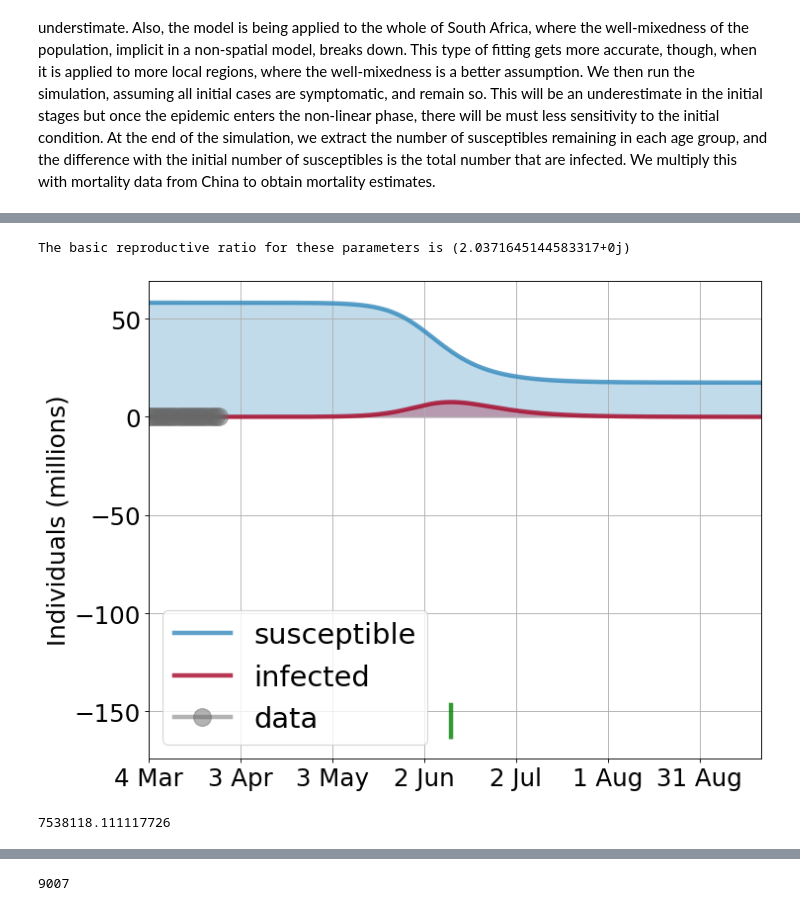
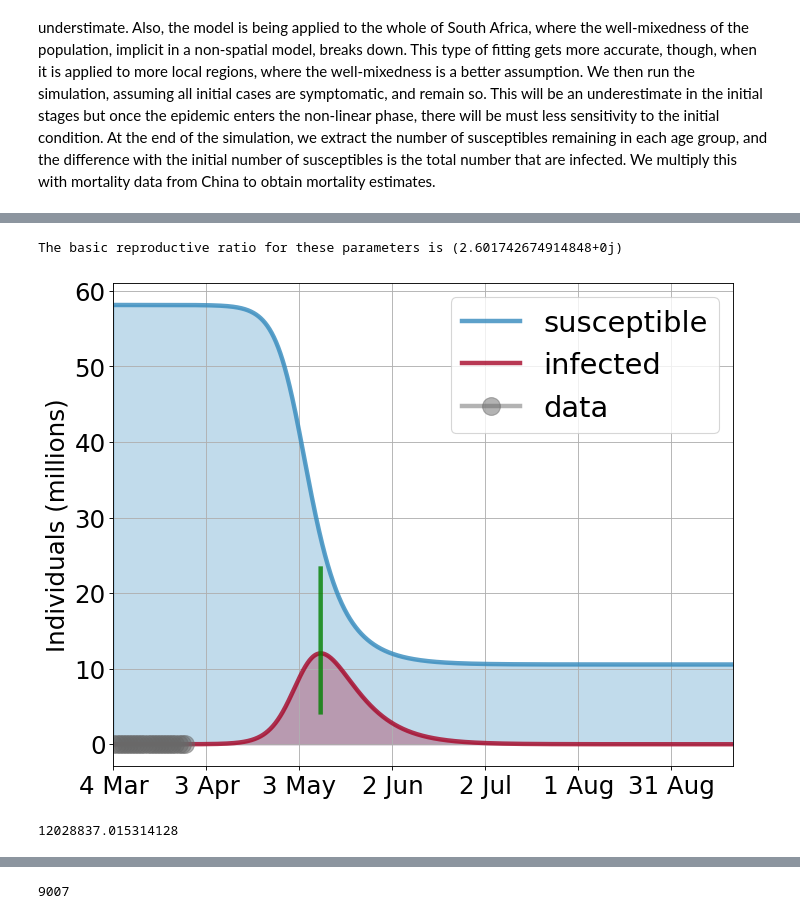
Before and after one commit to philip-mach/pyross, a Jupyter notebook: examples/ex3-age-structured-SIR-for-South-Africa.ipynb, the cells around one changed output, grey strips where cells are left out. Drawn from its saved outputs; the diff is of its cells as text; code cells hidden in the pictures.

Commit message:
Added first attempt at South Africa modeks; needs work on parameters.

```diff
--- a/examples/ex3-age-structured-SIR-for-South-Africa.ipynb
+++ b/examples/ex3-age-structured-SIR-for-South-Africa.ipynb
@@ -49,7 +49,7 @@ CA = np.array(my_data)
 # matrix of total contacts
 C=CH+CW+CS+CO
 # %%
-beta  = 0.01566          # infection rate
+beta  = 0.02          # infection rate  was 0.01566
 gIa   = 1./7            # recovery rate of asymptomatic infectives
 gIs   = 1./7            # recovery rate of symptomatic infectives
 alpha = 0.               # fraction of asymptomatic infectives
@@ -170,44 +154,44 @@ def contactMatrix(t):
 Nf=2000; filename='this.mat'
 model.simulate(S_0, Ia_0, Is_0, contactMatrix, Tf, Nf, filename)
 # %% [output]
-The basic reproductive ratio for these parameters is (2.0371645144583317+0j)
+The basic reproductive ratio for these parameters is (2.601742674914848+0j)
 # %%
 from scipy.io import loadmat
 data=loadmat(filename)
 IC  = np.zeros((Nf))
 SC  = np.zeros((Nf))
 
 
 for i in range(M):
         IC += data['X'][:,2*M+i]
         SC += data['X'][:,0*M+i]
 t = data['t'][0]
 
 fig = plt.figure(num=None, figsize=(10, 8), dpi=80, facecolor='w', edgecolor='k')
 plt.rcParams.update({'font.size': 22})
 
 plt.plot(t, SC*10**(-6), '-', lw=4, color='#348ABD', label='susceptible', alpha=0.8,)
 plt.fill_between(t, 0, SC*10**(-6), color="#348ABD", alpha=0.3)
 
 plt.plot(t, IC*10**(-6), '-', lw=4, color='#A60628', label='infected', alpha=0.8)
 plt.fill_between(t, 0, IC*10**(-6), color="#A60628", alpha=0.3)
 
 my_data = np.genfromtxt('data/covid-cases/southafrica.txt', delimiter='', skip_header=6)
 day, cases = my_data[:,0], my_data[:,2]
 plt.plot(cases*10**(-6), 'ro-', lw=4, color='dimgrey', ms=16, label='data', alpha=0.5)
 
 plt.legend(fontsize=26); plt.grid()
 plt.autoscale(enable=True, axis='x', tight=True)
 plt.ylabel('Individuals (millions)')
-plt.plot(t*0+t[np.argsort(IC)[-1]], -170+.4*SC*10**(-6), lw=4, color='g', alpha=0.8)
+plt.plot(t*0+t[np.argsort(IC)[-1]], 0.4*SC*10**(-6), lw=4, color='g', alpha=0.8)
 plt.xticks(np.arange(0, 200, 30), ('4 Mar', '3 Apr', '3 May', '2 Jun', '2 Jul', '1 Aug', '31 Aug'));
 #plt.savefig('/Users/rsingh/Desktop/2b.png', format='png', dpi=212)
 # %% [output]
-[figure, old version]
+[figure, new version]
 # %%
 IC[np.argsort(IC)[-1]]
 # %% [output]
-7538118.111117726
+12028837.015314128
 # %%
 # matrix for linearised dynamics
 L0 = np.zeros((M, M))
```
Also changed, not shown: parts of 7 cells of this notebook, 2 other files.
